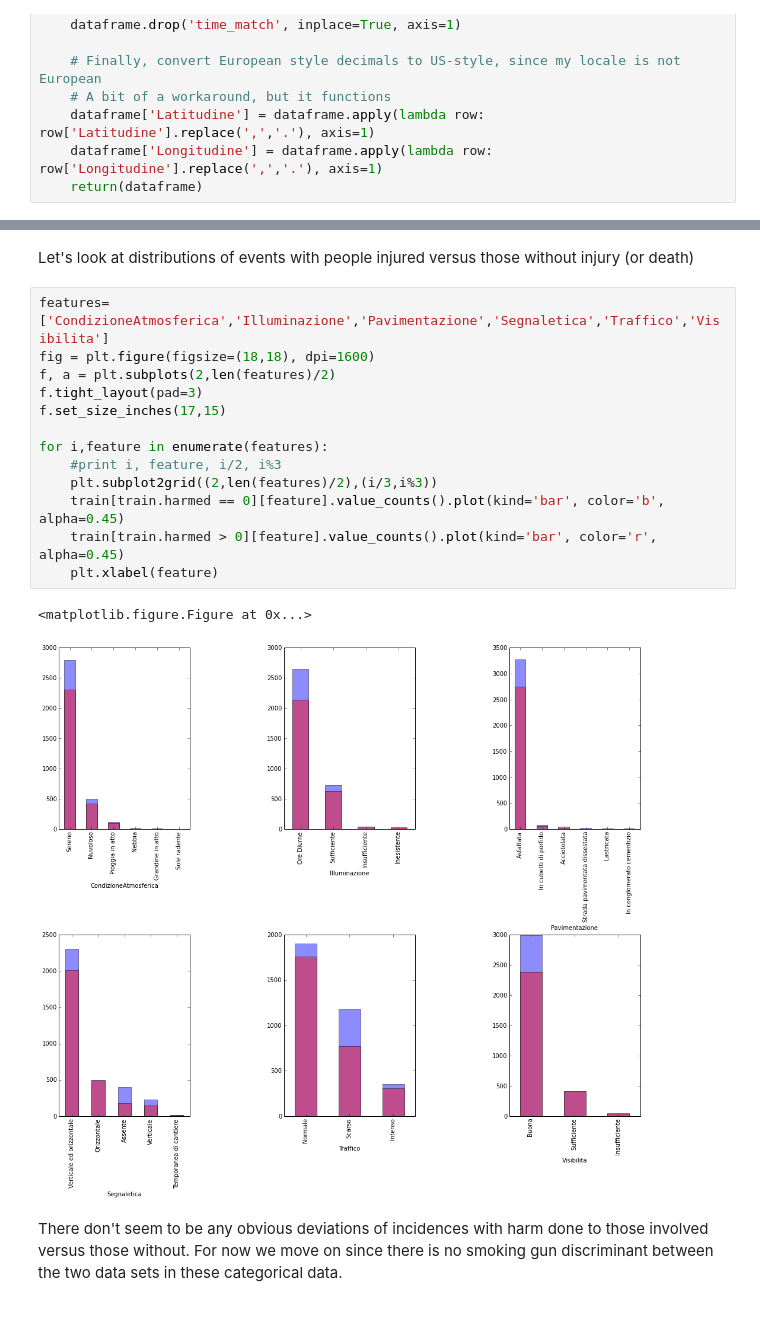
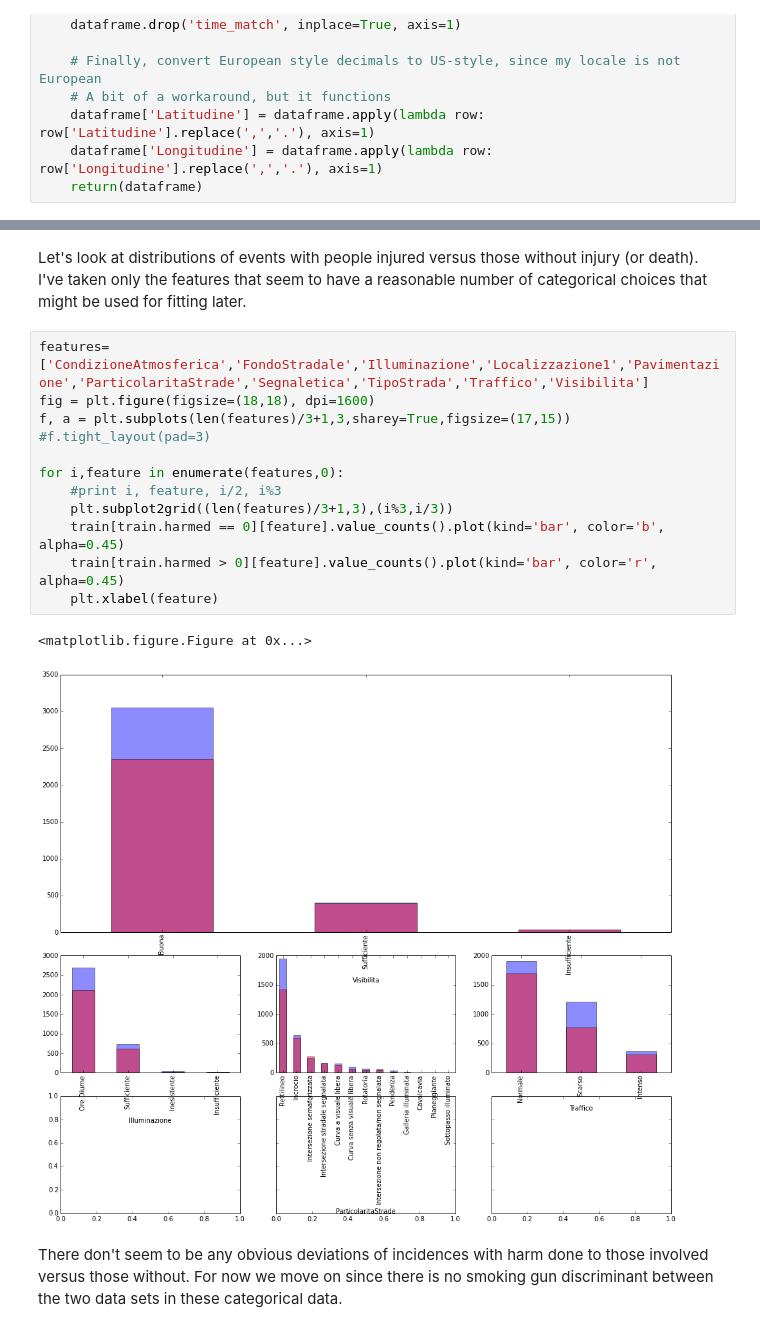
Before and after one commit to riemannzetagambit/roma-traffic-incidents, a Jupyter notebook: incidenti_stradali_analysis.ipynb, the cells around one changed output, grey strips where cells are left out. Drawn from its saved outputs; the diff is of its cells as text.

Commit message:
Trying to work with kde plots

```diff
--- a/incidenti_stradali_analysis.ipynb
+++ b/incidenti_stradali_analysis.ipynb
@@ -156,21 +166,20 @@ train = clean_incidenti_data(train)
 # %% [markdown]
-Let's look at distributions of events with people injured versus those without injury (or death)
+Let's look at distributions of events with people injured versus those without injury (or death). I've taken only the features that seem to have a reasonable number of categorical choices that might be used for fitting later.
 # %%
-features=['CondizioneAtmosferica','Illuminazione','Pavimentazione','Segnaletica','Traffico','Visibilita']
+features=['CondizioneAtmosferica','FondoStradale','Illuminazione','Localizzazione1','Pavimentazione','ParticolaritaStrade','Segnaletica','TipoStrada','Traffico','Visibilita']
 fig = plt.figure(figsize=(18,18), dpi=1600)
-f, a = plt.subplots(2,len(features)/2)
-f.tight_layout(pad=3)
-f.set_size_inches(17,15)
+f, a = plt.subplots(len(features)/3+1,3,sharey=True,figsize=(17,15))
+#f.tight_layout(pad=3)
 
-for i,feature in enumerate(features):
+for i,feature in enumerate(features,0):
     #print i, feature, i/2, i%3
-    plt.subplot2grid((2,len(features)/2),(i/3,i%3))
+    plt.subplot2grid((len(features)/3+1,3),(i%3,i/3))
     train[train.harmed == 0][feature].value_counts().plot(kind='bar', color='b', alpha=0.45)
     train[train.harmed > 0][feature].value_counts().plot(kind='bar', color='r', alpha=0.45)
     plt.xlabel(feature)
 # %% [output]
 <matplotlib.figure.Figure at 0x...>
-[figure, old version]
+[figure, new version]
 # %% [markdown]
 There don't seem to be any obvious deviations of incidences with harm done to those involved versus those without. For now we move on since there is no smoking gun discriminant between the two data sets in these categorical data.
 # %% [markdown]
```
Also changed, not shown: parts of 4 cells of this notebook.
